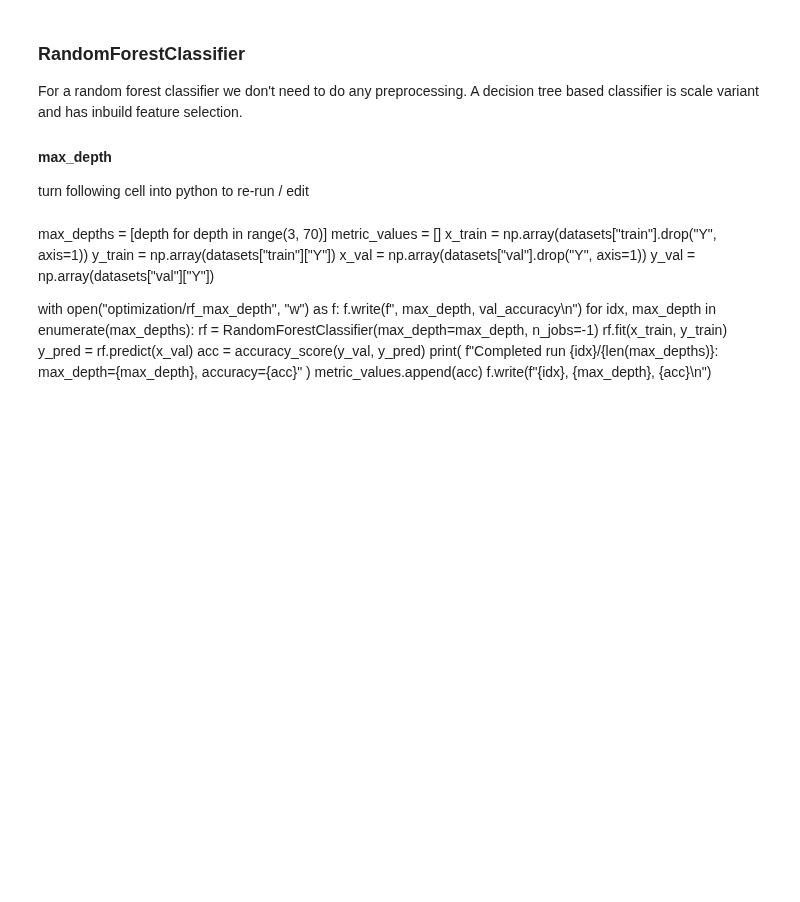
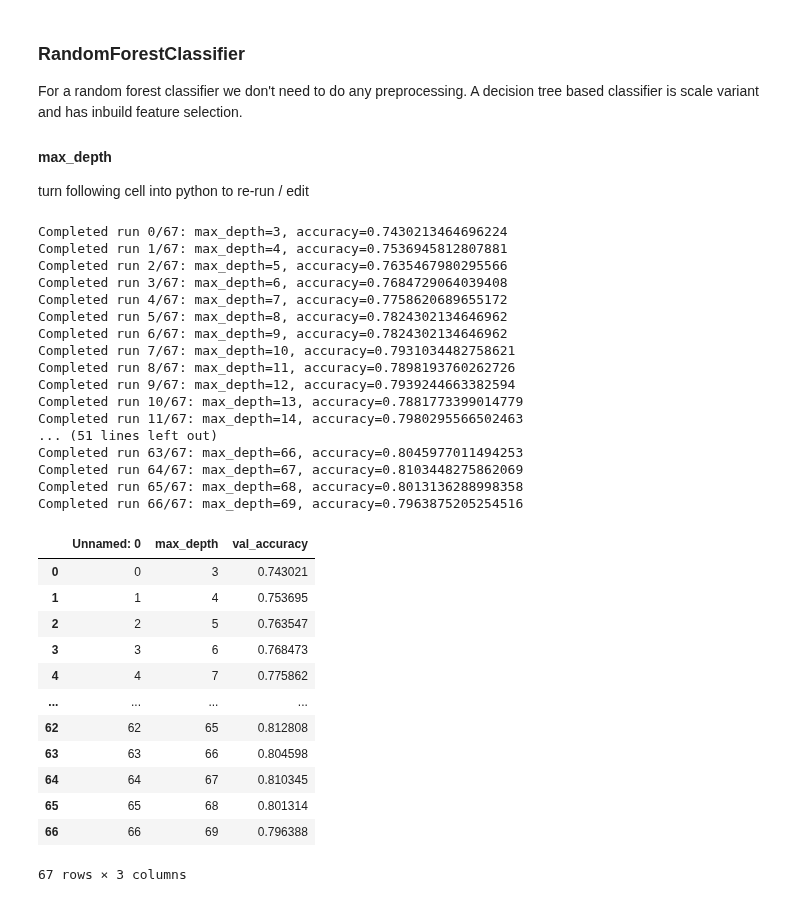
Before and after one commit to JonnaMat/CYP-inhibition, a Jupyter notebook: src/project.ipynb, the cells around one changed output. Cells and saved outputs as stored; diff of their text form; code cells hidden in the pictures; blank space fills up the shorter version.

Commit message:
Add trainings of RF and SVC

```diff
--- a/src/project.ipynb
+++ b/src/project.ipynb
@@ -267,24 +385,59 @@ For a random forest classifier we don't need to do any preprocessing. A decision
 #### max_depth
 
 turn following cell into python to re-run / edit
-# %% [markdown]
-max_depths = [depth for depth in range(3, 70)]
-metric_values = []
-x_train = np.array(datasets["train"].drop("Y", axis=1))
-y_train = np.array(datasets["train"]["Y"])
-x_val = np.array(datasets["val"].drop("Y", axis=1))
-y_val = np.array(datasets["val"]["Y"])
-
-with open("optimization/rf_max_depth", "w") as f:
-    f.write(f", max_depth, val_accuracy\n")
-    for idx, max_depth in enumerate(max_depths):
-        rf = RandomForestClassifier(max_depth=max_depth, n_jobs=-1)
-        rf.fit(x_train, y_train)
-        y_pred = rf.predict(x_val)
-        acc = accuracy_score(y_val, y_pred)
-        print(
-            f"Completed run {idx}/{len(max_depths)}: max_depth={max_depth}, accuracy={acc}"
-        )
-        metric_values.append(acc)
-        f.write(f"{idx}, {max_depth}, {acc}\n")
+# %%
+max_depths = [depth for depth in range(3, 70)]
+metric_values = []
+x_train = np.array(datasets["train"].drop("Y", axis=1))
+y_train = np.array(datasets["train"]["Y"])
+x_val = np.array(datasets["val"].drop("Y", axis=1))
+y_val = np.array(datasets["val"]["Y"])
+
+with open("optimization/rf_max_depth", "w") as f:
+    f.write(f", max_depth, val_accuracy\n")
+    for idx, max_depth in enumerate(max_depths):
+        rf = RandomForestClassifier(max_depth=max_depth, n_jobs=-1)
+        rf.fit(x_train, y_train)
+        y_pred = rf.predict(x_val)
+        acc = accuracy_score(y_val, y_pred)
+        print(
+            f"Completed run {idx}/{len(max_depths)}: max_depth={max_depth}, accuracy={acc}"
+        )
+        metric_values.append(acc)
+        f.write(f"{idx}, {max_depth}, {acc}\n")
+
+# load results
+rf_results = pd.read_csv("optimization/rf_max_depth")
+rf_results
+# %% [output]
+Completed run 0/67: max_depth=3, accuracy=0.7430213464696224
+Completed run 1/67: max_depth=4, accuracy=0.7536945812807881
+Completed run 2/67: max_depth=5, accuracy=0.7635467980295566
+Completed run 3/67: max_depth=6, accuracy=0.7684729064039408
+Completed run 4/67: max_depth=7, accuracy=0.7758620689655172
+Completed run 5/67: max_depth=8, accuracy=0.7824302134646962
+Completed run 6/67: max_depth=9, accuracy=0.7824302134646962
+Completed run 7/67: max_depth=10, accuracy=0.7931034482758621
+Completed run 8/67: max_depth=11, accuracy=0.7898193760262726
+Completed run 9/67: max_depth=12, accuracy=0.7939244663382594
+Completed run 10/67: max_depth=13, accuracy=0.7881773399014779
+Completed run 11/67: max_depth=14, accuracy=0.7980295566502463
+... (51 lines left out)
+Completed run 63/67: max_depth=66, accuracy=0.8045977011494253
+Completed run 64/67: max_depth=67, accuracy=0.8103448275862069
+Completed run 65/67: max_depth=68, accuracy=0.8013136288998358
+Completed run 66/67: max_depth=69, accuracy=0.7963875205254516
+|  | Unnamed: 0 | max_depth | val_accuracy |
+| 0 | 0 | 3 | 0.743021 |
+| 1 | 1 | 4 | 0.753695 |
+| 2 | 2 | 5 | 0.763547 |
+| 3 | 3 | 6 | 0.768473 |
+| 4 | 4 | 7 | 0.775862 |
+| ... | ... | ... | ... |
+| 62 | 62 | 65 | 0.812808 |
+| 63 | 63 | 66 | 0.804598 |
+| 64 | 64 | 67 | 0.810345 |
+| 65 | 65 | 68 | 0.801314 |
+| 66 | 66 | 69 | 0.796388 |
+67 rows × 3 columns
 # %%
```
Also changed, not shown: parts of 35 cells of this notebook, 3 other files.
